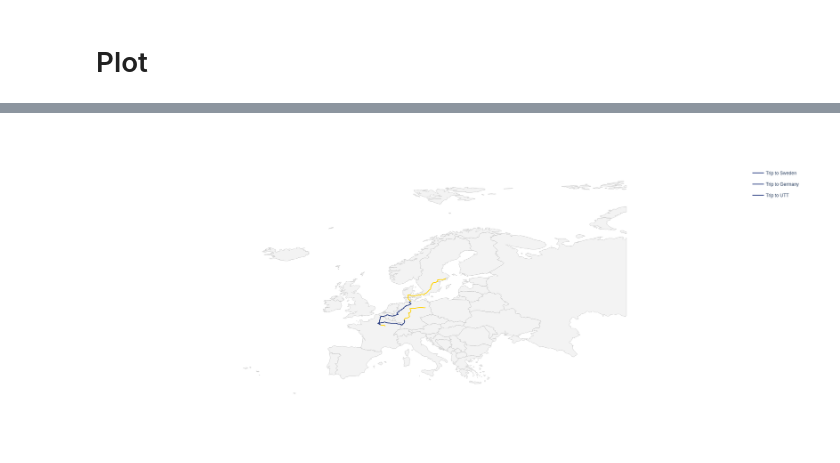
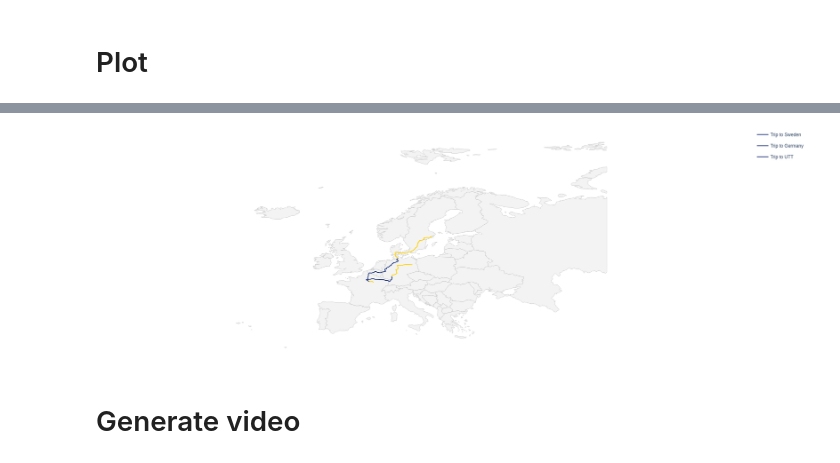
Before and after one commit to romain894/train-route-map, a Jupyter notebook: Example_notebook.ipynb, the cells around one changed output, grey strips where cells are left out. Drawn from its saved outputs; the diff is of its cells as text; code cells hidden in the pictures.

```diff
--- a/Example_notebook.ipynb
+++ b/Example_notebook.ipynb
@@ -120,9 +124,8 @@ def split_trip_path(route, lenght, ratio):
 # %% [markdown]
 # Plot
 # %%
-fig = go.Figure()
-
-def plot_route(fig, route, lenght, name, ratio = 0.5):
+def plot_route(fig, route, lenght, name, ratio = 1):
+    # TODO: fix legend when ratio == 0
     # split route with ratio
     route_a, route_b = split_trip_path(route, lenght, ratio)
     if route_a:
@@ -140,49 +143,60 @@ def plot_route(fig, route, lenght, name, ratio = 0.5):
                 legendgroup=name
             )
         )
     if route_b:
         # unzip the list of coordinates
         lons = list(zip(*route_b))[0]
         lats = list(zip(*route_b))[1]
         fig.add_trace(
             go.Scattergeo(
                 name = name,
                 lon = lons,
                 lat = lats,
                 mode = 'lines',
                 line = dict(width = 2,color = secondary_color),
                 opacity = 1,
                 showlegend = False,
                 legendgroup = name
             )
         )
 
 
+def get_route_figure(df, height = 600, width = 1000, showlegend = False):
+    fig = go.Figure()
 
-for index, row in df.iterrows():
-    plot_route(fig, row['route'], row['route_lenght'], row['trip_name'])
+    for index, row in df.iterrows():
+        plot_route(fig, row['route'], row['route_lenght'], row['trip_name'], row['ratio'])
 
-fig.update_layout(
-    # title_text = "My trip",
-    showlegend = True,
-    height=800,
-    width = 1200,
-)
+    fig.update_layout(
+        # title_text = "My trip",
+        height = height,
+        width = width,
+        showlegend = showlegend,
+        margin=dict(l = 0, r = 0, t = 0, b = 0),
+    )
 
-fig.update_geos(
-    visible=False,
-    resolution=50,
-    showcountries=True,
-    showland=True,
-    scope = 'europe',
-    projection_type = "equirectangular",
-    landcolor = landcolor,
-    countrycolor = countrycolor,
-)
+    fig.update_geos(
+        visible=False,
+        resolution=50,
+        showcountries=True,
+        showland=True,
+        scope = 'europe',
+        projection_type = "equirectangular",
+        landcolor = landcolor,
+        countrycolor = countrycolor,
+    )
+
+    return fig
+
+df['ratio'] = 0.5
+
+fig = get_route_figure(df, showlegend = True)
 
 fig.show()
 
 fig.write_image("example_map.svg")
 # %% [output]
 [interactive output not drawn]
-[figure, old version]
+[figure, new version]
+# %% [markdown]
+# Generate video
```
Also changed, not shown: parts of 2 cells of this notebook, 4 other files.
